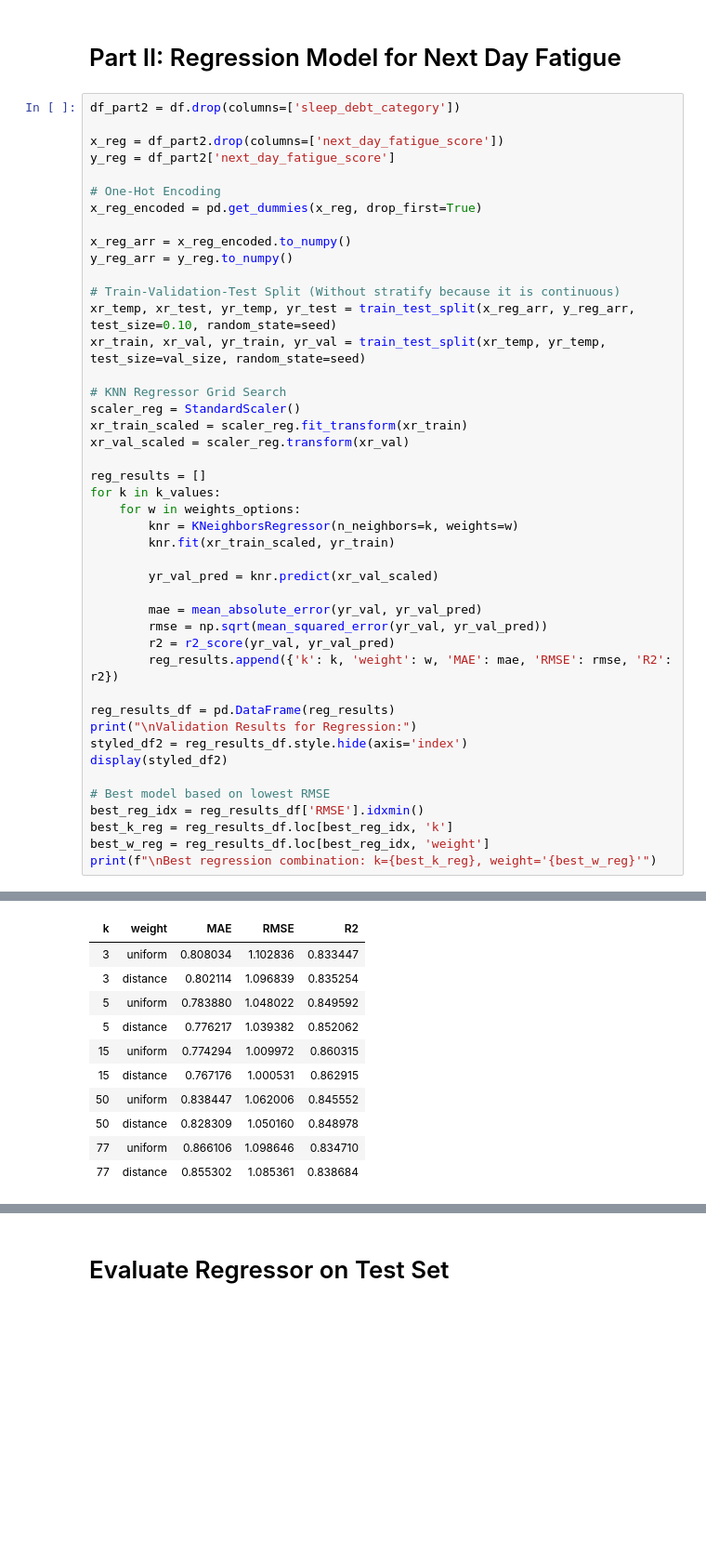
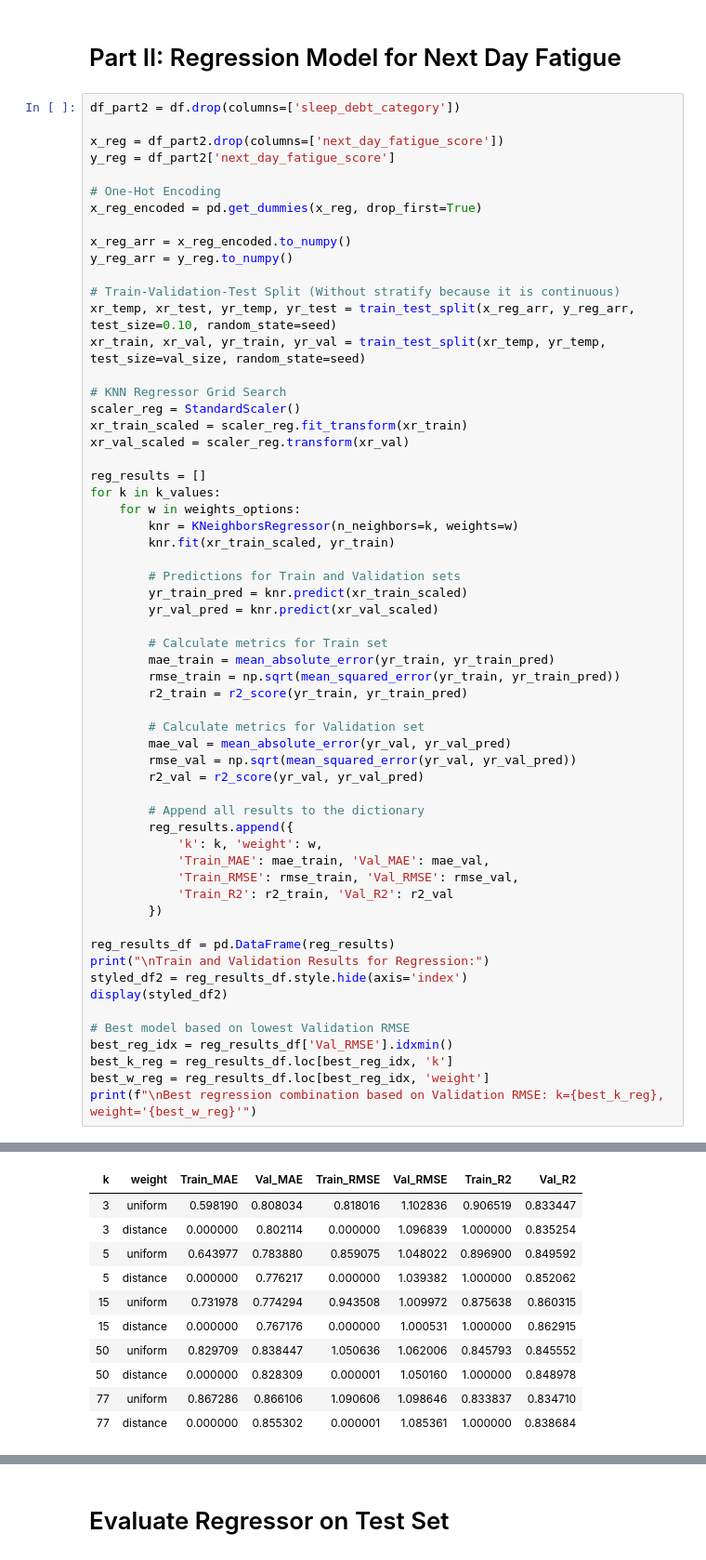
Before and after one commit to MariaVrett/Model-Evaluation, a Jupyter notebook: Model_Evaluation.ipynb, the cells around one changed output, grey strips where cells are left out. Shown at 93% size. Drawn from its saved outputs; the diff is of its cells as text; blank space fills up the shorter version.

```diff
--- a/Model_Evaluation.ipynb
+++ b/Model_Evaluation.ipynb
@@ -301,21 +317,36 @@ for k in k_values:
         knr = KNeighborsRegressor(n_neighbors=k, weights=w)
         knr.fit(xr_train_scaled, yr_train)
 
+        # Predictions for Train and Validation sets
+        yr_train_pred = knr.predict(xr_train_scaled)
         yr_val_pred = knr.predict(xr_val_scaled)
 
-        mae = mean_absolute_error(yr_val, yr_val_pred)
-        rmse = np.sqrt(mean_squared_error(yr_val, yr_val_pred))
-        r2 = r2_score(yr_val, yr_val_pred)
-        reg_results.append({'k': k, 'weight': w, 'MAE': mae, 'RMSE': rmse, 'R2': r2})
+        # Calculate metrics for Train set
+        mae_train = mean_absolute_error(yr_train, yr_train_pred)
+        rmse_train = np.sqrt(mean_squared_error(yr_train, yr_train_pred))
+        r2_train = r2_score(yr_train, yr_train_pred)
+
+        # Calculate metrics for Validation set
+        mae_val = mean_absolute_error(yr_val, yr_val_pred)
+        rmse_val = np.sqrt(mean_squared_error(yr_val, yr_val_pred))
+        r2_val = r2_score(yr_val, yr_val_pred)
+
+        # Append all results to the dictionary
+        reg_results.append({
+            'k': k, 'weight': w,
+            'Train_MAE': mae_train, 'Val_MAE': mae_val,
+            'Train_RMSE': rmse_train, 'Val_RMSE': rmse_val,
+            'Train_R2': r2_train, 'Val_R2': r2_val
+        })
 
 reg_results_df = pd.DataFrame(reg_results)
-print("\nValidation Results for Regression:")
+print("\nTrain and Validation Results for Regression:")
 styled_df2 = reg_results_df.style.hide(axis='index')
 display(styled_df2)
 
-# Best model based on lowest RMSE
-best_reg_idx = reg_results_df['RMSE'].idxmin()
+# Best model based on lowest Validation RMSE
+best_reg_idx = reg_results_df['Val_RMSE'].idxmin()
 best_k_reg = reg_results_df.loc[best_reg_idx, 'k']
 best_w_reg = reg_results_df.loc[best_reg_idx, 'weight']
-print(f"\nBest regression combination: k={best_k_reg}, weight='{best_w_reg}'")
+print(f"\nBest regression combination based on Validation RMSE: k={best_k_reg}, weight='{best_w_reg}'")
 # %% [output]
@@ -323,11 +354,11 @@ Validation Results for Regression:
-| k | weight | MAE | RMSE | R2 |
-| 3 | uniform | 0.808034 | 1.102836 | 0.833447 |
-| 3 | distance | 0.802114 | 1.096839 | 0.835254 |
-| 5 | uniform | 0.783880 | 1.048022 | 0.849592 |
-| 5 | distance | 0.776217 | 1.039382 | 0.852062 |
-| 15 | uniform | 0.774294 | 1.009972 | 0.860315 |
-| 15 | distance | 0.767176 | 1.000531 | 0.862915 |
-| 50 | uniform | 0.838447 | 1.062006 | 0.845552 |
-| 50 | distance | 0.828309 | 1.050160 | 0.848978 |
-| 77 | uniform | 0.866106 | 1.098646 | 0.834710 |
-| 77 | distance | 0.855302 | 1.085361 | 0.838684 |
+| k | weight | Train_MAE | Val_MAE | Train_RMSE | Val_RMSE | Train_R2 | Val_R2 |
+| 3 | uniform | 0.598190 | 0.808034 | 0.818016 | 1.102836 | 0.906519 | 0.833447 |
+| 3 | distance | 0.000000 | 0.802114 | 0.000000 | 1.096839 | 1.000000 | 0.835254 |
+| 5 | uniform | 0.643977 | 0.783880 | 0.859075 | 1.048022 | 0.896900 | 0.849592 |
+| 5 | distance | 0.000000 | 0.776217 | 0.000000 | 1.039382 | 1.000000 | 0.852062 |
+| 15 | uniform | 0.731978 | 0.774294 | 0.943508 | 1.009972 | 0.875638 | 0.860315 |
+| 15 | distance | 0.000000 | 0.767176 | 0.000000 | 1.000531 | 1.000000 | 0.862915 |
+| 50 | uniform | 0.829709 | 0.838447 | 1.050636 | 1.062006 | 0.845793 | 0.845552 |
+| 50 | distance | 0.000000 | 0.828309 | 0.000001 | 1.050160 | 1.000000 | 0.848978 |
+| 77 | uniform | 0.867286 | 0.866106 | 1.090606 | 1.098646 | 0.833837 | 0.834710 |
+| 77 | distance | 0.000000 | 0.855302 | 0.000001 | 1.085361 | 1.000000 | 0.838684 |
```
Also changed, not shown: parts of 3 cells of this notebook.
